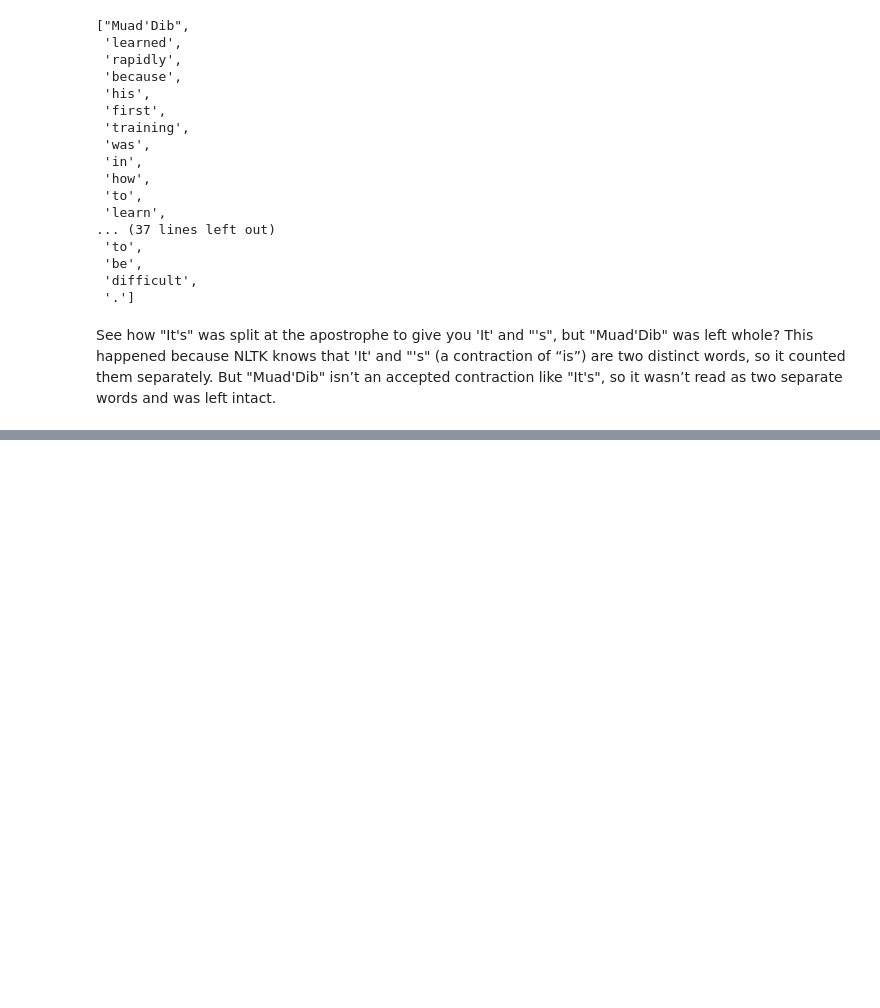
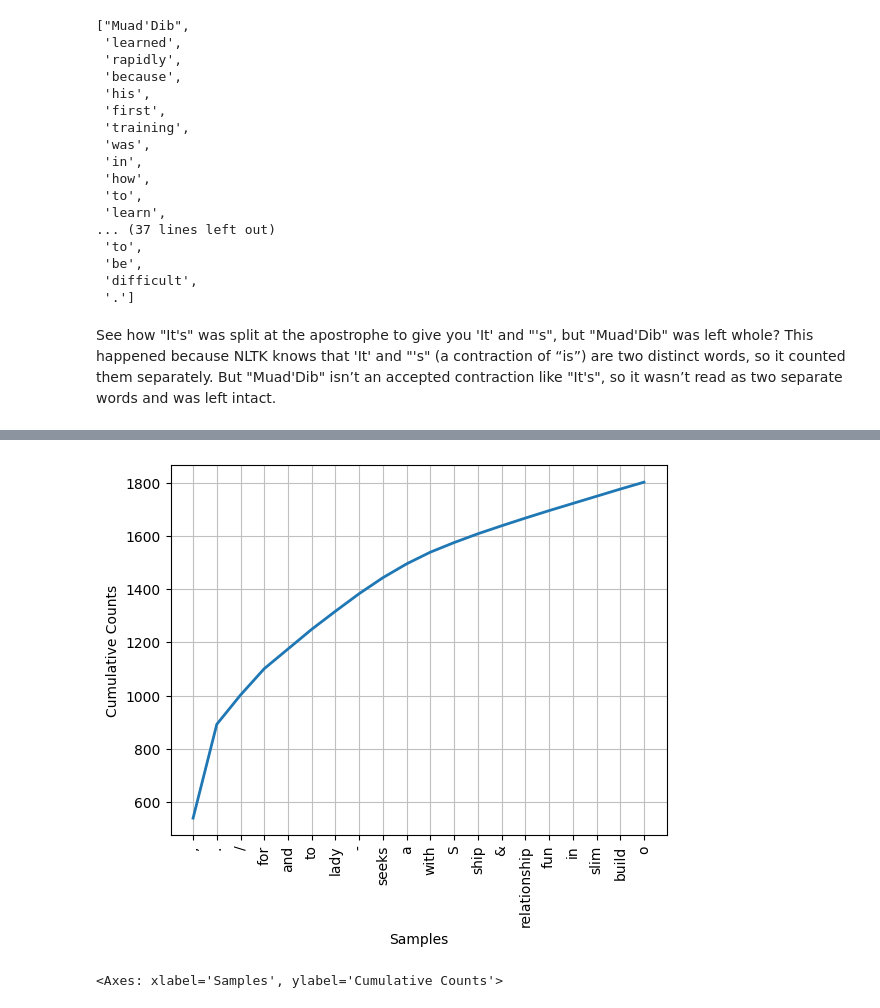
Before and after one commit to ShreyCitrusbug/AI-ML_Learning, a Jupyter notebook: introduction_nlp/nltk_tutorial.ipynb, the cells around one changed output, grey strips where cells are left out. Cells and saved outputs as stored; diff of their text form; code cells hidden in the pictures; blank space fills up the shorter version.

```diff
--- a/introduction_nlp/nltk_tutorial.ipynb
+++ b/introduction_nlp/nltk_tutorial.ipynb
@@ -55,0 +482,5 @@ worf_quote = "Sir, I protest. I am not a merry man!"
+# %%
+frequency_distribution.plot(20, cumulative=True)
+# %% [output]
+[figure, added]
+<Axes: xlabel='Samples', ylabel='Cumulative Counts'>
```
Also changed, not shown: parts of 67 cells of this notebook, 4 other files.
